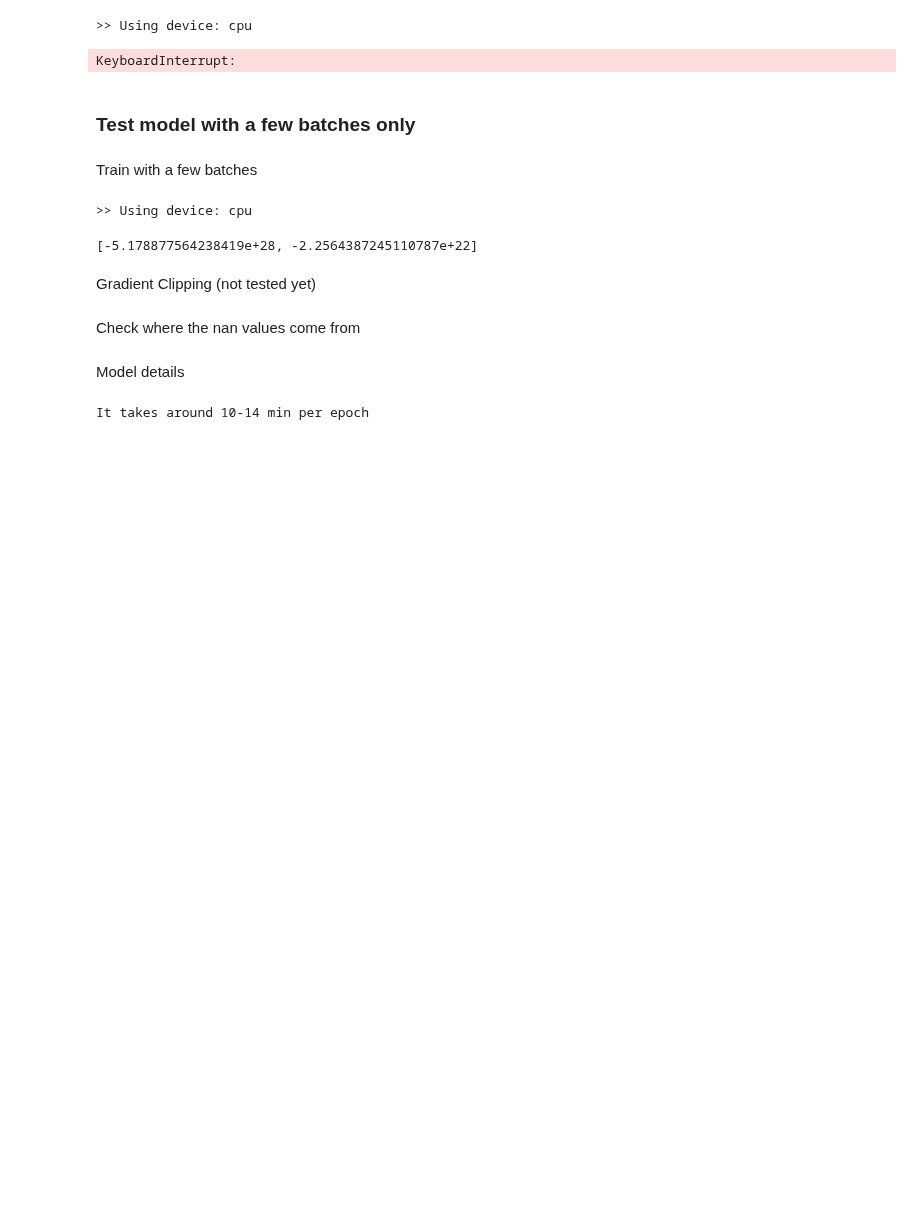
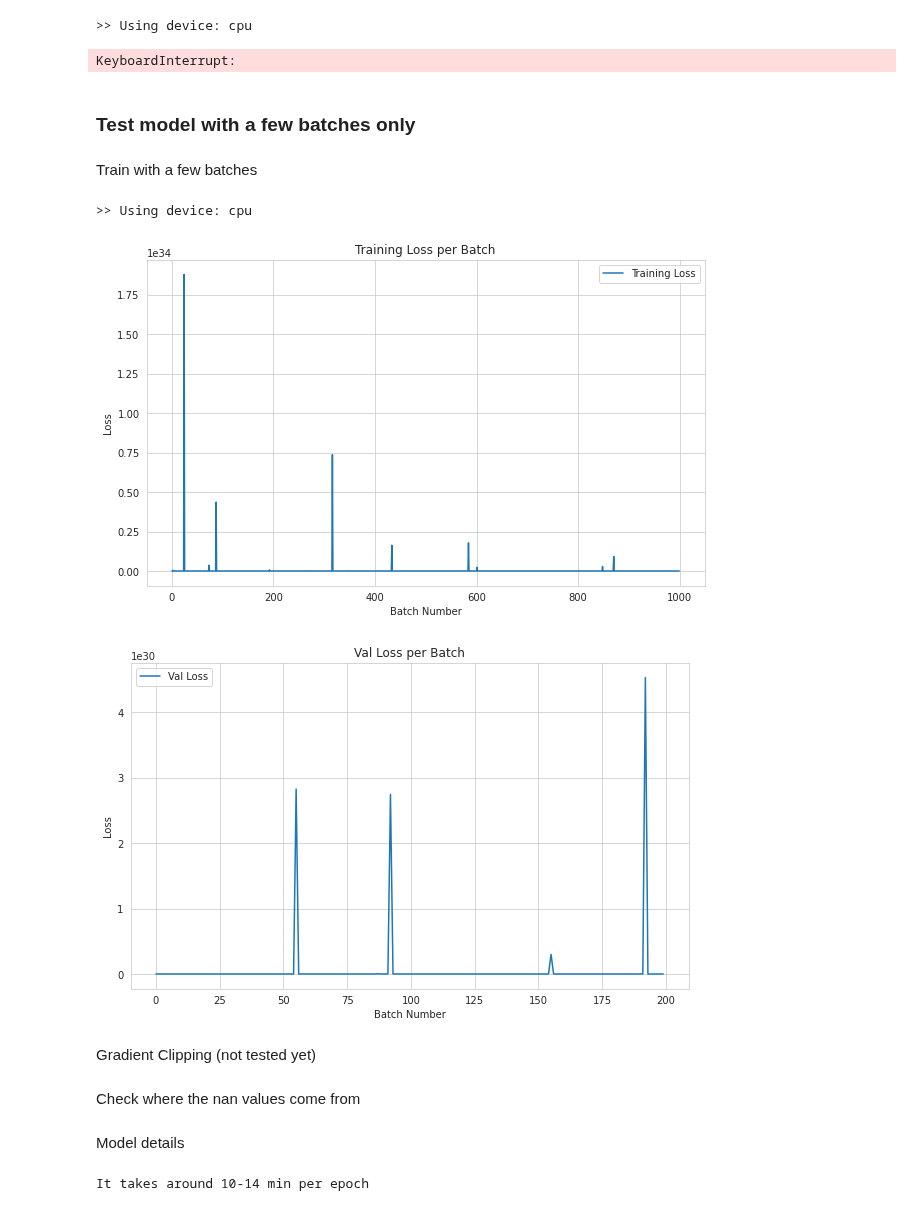
Before and after one commit to notaiax/Prediction-of-protein-isoforms-using-semi-supervised-learning, a Jupyter notebook: VAE/aiax VAE (test) .ipynb, the cells around one changed output. Saved outputs shown, nothing was run; the diff lists cells and outputs as text; code cells hidden in the pictures; blank space fills up the shorter version.

Commit message:
change Bernoulli to logNormal, and add pseudocount to avoid lognormal getting 0 values

```diff
--- a/VAE/aiax VAE (test) .ipynb
+++ b/VAE/aiax VAE (test) .ipynb
@@ -198,7 +198,8 @@ class VariationalAutoencoder(nn.Module):
             nn.Linear(in_features=256, out_features=128),
             nn.ReLU(),
             # A Gaussian is fully characterised by its mean \mu and variance \sigma**2
-            nn.Linear(in_features=128, out_features=2*latent_features) # <- note the 2*latent_features
+            nn.Linear(in_features=128, out_features=2*latent_features), # <- note the 2*latent_features
+            nn.ReLU(),
         )
 
         # Generative Model
@@ -235,9 +236,9 @@ class VariationalAutoencoder(nn.Module):
 
     def observation_model(self, z:Tensor) -> Distribution:
         """return the distribution `p(x|z)`"""
-        px_logits = self.decoder(z)
-        px_logits = px_logits.view(-1, *self.input_shape) # reshape the output
-        return Bernoulli(logits=px_logits, validate_args=False)
+        px_params = self.decoder(z)
+        px_params = px_params.view(-1, *self.input_shape) # reshape the output
+        return LogNormal(px_params, 1.0) # Assuming variance of 1
 
 
     def forward(self, x) -> Dict[str, Any]:
@@ -456,8 +469,11 @@ Train with a few batches
 # Your model, optimizer, and other setup code remains the same
 
 num_epochs = 2  # Number of epochs
-num_batches = 1000  # Number of batches to train on
 num_batches = 2099  # Max batches
+num_batches = 500  # Number of batches to train on
+
+train_losses = []
+val_losses = []
 
 
 device = torch.device("cuda:0" if torch.cuda.is_available() else "cpu")
@@ -473,12 +489,13 @@ optimizer = torch.optim.Adam(vae.parameters(), lr=1e-4)
 training_data = defaultdict(list)
 validation_data = defaultdict(list)
 
-vae.apply(initialize_weights)
+# vae.apply(initialize_weights)
 
 
 vae = vae.to(device)
 
 epoch = 0
+pseudocount = 1e-8
 while epoch < num_epochs:
     epoch += 1
     training_epoch_data = defaultdict(list)
@@ -492,7 +509,12 @@ while epoch < num_epochs:
 
         x = x.to(device)
 
+        # Avoid LogNormal getting 0 values
+        x = x+ pseudocount
+
         loss, diagnostics, outputs = vi(vae, x)
+
+        train_losses.append(loss.item())
 
         optimizer.zero_grad()
         loss.backward()
@@ -519,8 +541,12 @@ while epoch < num_epochs:
             if i >= num_batches * 0.2:
                 break  # Validate on a few batches only
 
+            # Avoid LogNormal getting 0 values
+            x = x+ pseudocount
+
             x = x.to(device)
             loss, diagnostics, _ = vi(vae, x)
+            val_losses.append(loss.item())
 
             for k, v in diagnostics.items():
                 validation_epoch_data[k] += [v.mean().item()]
@@ -537,7 +563,28 @@ while epoch < num_epochs:
 training_data['elbo']
 # %% [output]
 >> Using device: cpu
-[-5.178877564238419e+28, -2.2564387245110787e+22]
+# %%
+def plot_losses(losses, type):
+    """
+    Plots the training losses.
+
+    Parameters:
+    losses (list of float): A list of loss values.
+    """
+    plt.figure(figsize=(10, 6))
+    plt.plot(losses, label=f'{type} Loss')
+    plt.title(f'{type} Loss per Batch')
+    plt.xlabel('Batch Number')
+    plt.ylabel('Loss')
+    plt.legend()
+    plt.grid(True)
+    plt.show()
+
+plot_losses(train_losses, "Training")
+plot_losses(val_losses, "Val")
+# %% [output]
+[figure, added]
+[figure, added]
 # %% [markdown]
 Gradient Clipping (not tested yet)
 # %%
```
Also changed, not shown: parts of 4 cells of this notebook, 1 other file.
